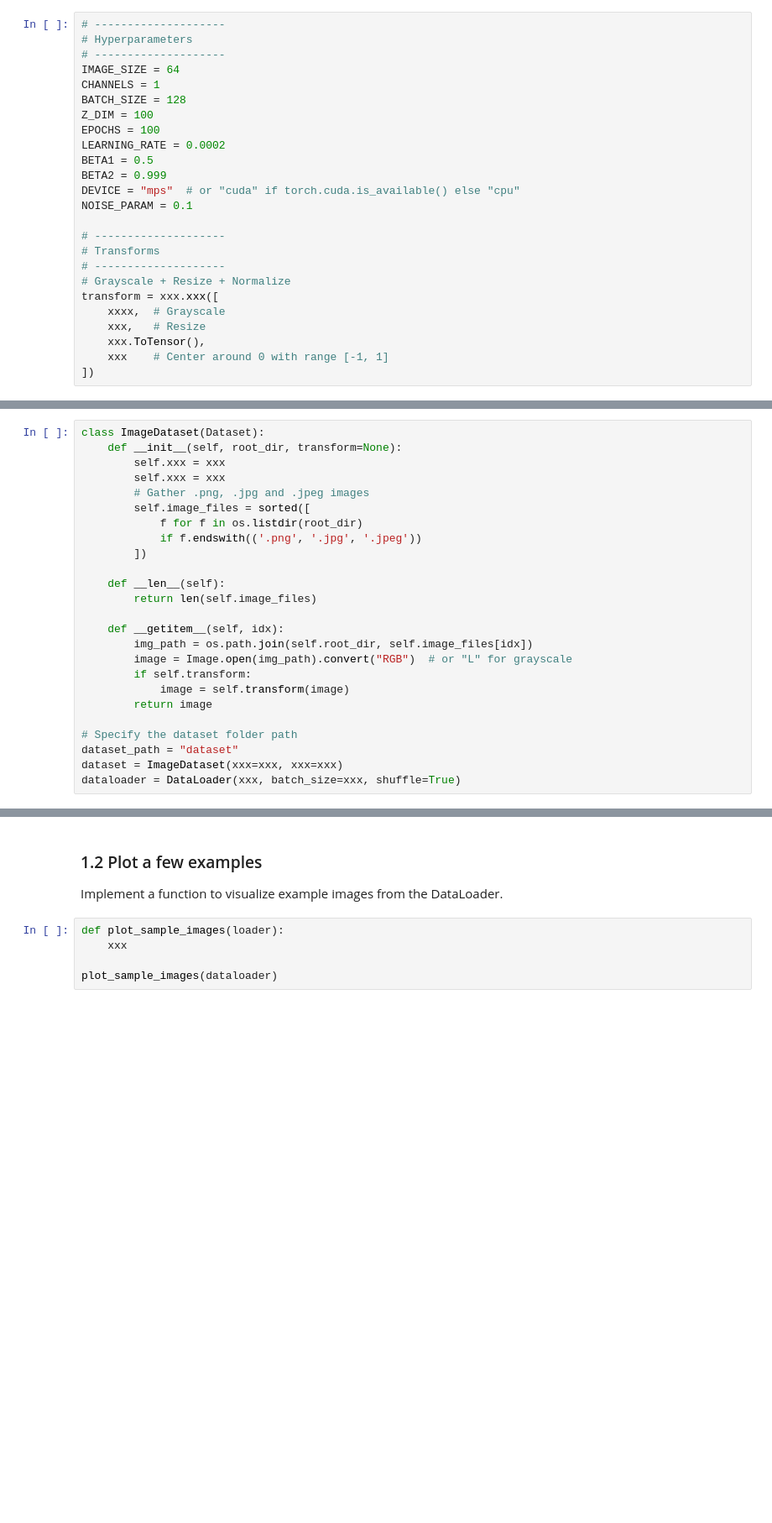
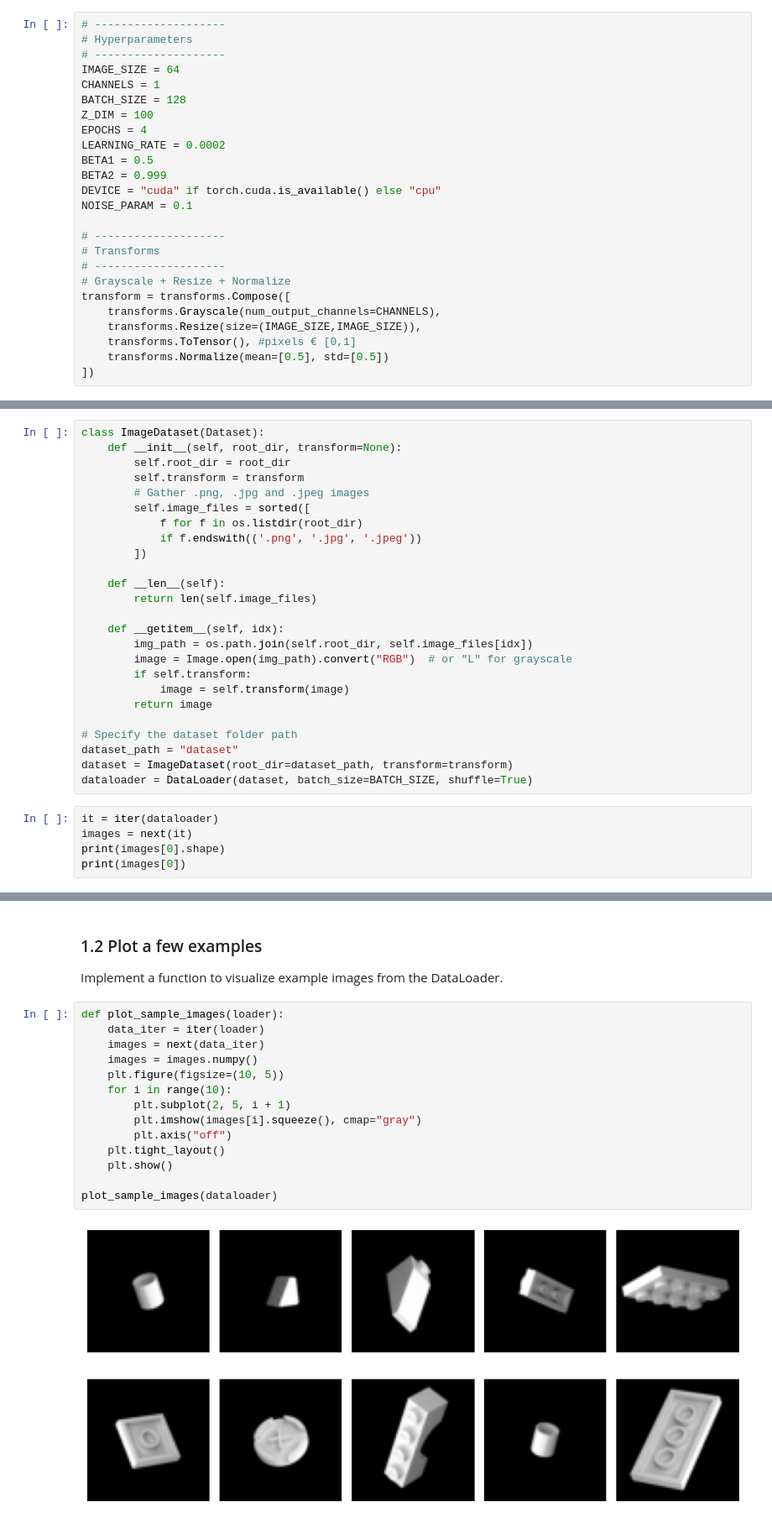
Before and after one commit to EmineOA/GenAI, a Jupyter notebook: cours 2 GAN/TP_2_1_GAN_Lego.ipynb, the cells around one changed output, grey strips where cells are left out. Shown at 84% size. Saved outputs shown, nothing was run; the diff lists cells and outputs as text; blank space fills up the shorter version.

```diff
--- a/cours 2 GAN/TP_2_1_GAN_Lego.ipynb
+++ b/cours 2 GAN/TP_2_1_GAN_Lego.ipynb
@@ -39,22 +59,22 @@ IMAGE_SIZE = 64
 CHANNELS = 1
 BATCH_SIZE = 128
 Z_DIM = 100
-EPOCHS = 100
+EPOCHS = 4
 LEARNING_RATE = 0.0002
 BETA1 = 0.5
 BETA2 = 0.999
-DEVICE = "mps"  # or "cuda" if torch.cuda.is_available() else "cpu"
+DEVICE = "cuda" if torch.cuda.is_available() else "cpu"
 NOISE_PARAM = 0.1
 
 # --------------------
 # Transforms
 # --------------------
 # Grayscale + Resize + Normalize
-transform = xxx.xxx([
-    xxxx,  # Grayscale
-    xxx,   # Resize
-    xxx.ToTensor(),
-    xxx    # Center around 0 with range [-1, 1]
+transform = transforms.Compose([
+    transforms.Grayscale(num_output_channels=CHANNELS),
+    transforms.Resize(size=(IMAGE_SIZE,IMAGE_SIZE)),
+    transforms.ToTensor(), #pixels € [0,1]
+    transforms.Normalize(mean=[0.5], std=[0.5])
 ])
 # %% [markdown]
 ### 1.1 Build Dataset & DataLoader
@@ -63,8 +83,8 @@ Create a custom dataset returning only the images from a specified folder.
 # %%
 class ImageDataset(Dataset):
     def __init__(self, root_dir, transform=None):
-        self.xxx = xxx
-        self.xxx = xxx
+        self.root_dir = root_dir
+        self.transform = transform
         # Gather .png, .jpg and .jpeg images
         self.image_files = sorted([
             f for f in os.listdir(root_dir)
@@ -83,5 +103,10 @@ class ImageDataset(Dataset):
 
 # Specify the dataset folder path
 dataset_path = "dataset"
-dataset = ImageDataset(xxx=xxx, xxx=xxx)
-dataloader = DataLoader(xxx, batch_size=xxx, shuffle=True)
+dataset = ImageDataset(root_dir=dataset_path, transform=transform)
+dataloader = DataLoader(dataset, batch_size=BATCH_SIZE, shuffle=True)
+# %%
+it = iter(dataloader)
+images = next(it)
+print(images[0].shape)
+print(images[0])
@@ -91,9 +125,20 @@ dataloader = DataLoader(xxx, batch_size=xxx, shuffle=True)
 Implement a function to visualize example images from the DataLoader.
 # %%
 def plot_sample_images(loader):
-    xxx
+    data_iter = iter(loader)
+    images = next(data_iter)
+    images = images.numpy()
+    plt.figure(figsize=(10, 5))
+    for i in range(10):
+        plt.subplot(2, 5, i + 1)
+        plt.imshow(images[i].squeeze(), cmap="gray")
+        plt.axis("off")
+    plt.tight_layout()
+    plt.show()
 
 plot_sample_images(dataloader)
+# %% [output]
+[figure, added]
 # %% [markdown]
 ## 2. Building the GAN Architecture
 
```
Also changed, not shown: parts of 10 cells of this notebook.
